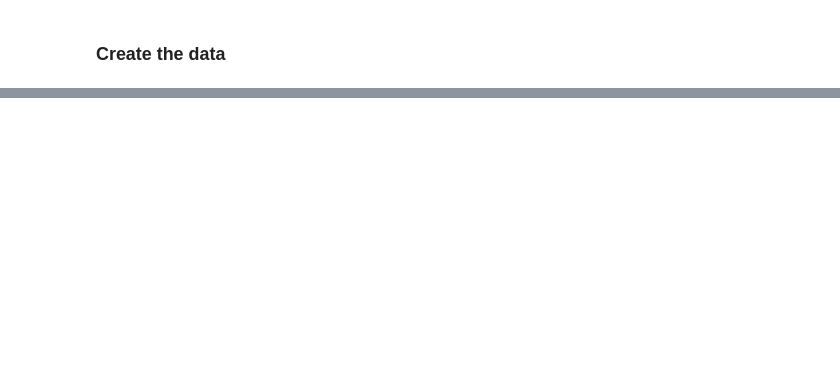
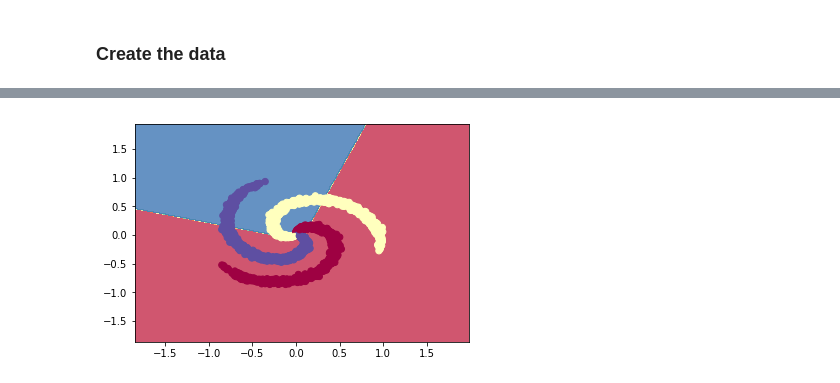
Before and after one commit to GokuMohandas/oreilly-pytorch, a Jupyter notebook: code/lesson1.ipynb, the cells around one changed output, grey strips where cells are left out. Cells and saved outputs as stored; diff of their text form; code cells hidden in the pictures; blank space fills up the shorter version.

```diff
--- a/code/lesson1.ipynb
+++ b/code/lesson1.ipynb
@@ -57,0 +116,4 @@ plot_data(X.numpy(), y.numpy())
+# %%
+# Data loaders
+train_loader = torch.utils.data.DataLoader(train_data, batch_size=batch_size)
+test_loader = torch.utils.data.DataLoader(test_data, batch_size=batch_size)
@@ -57,0 +143,34 @@ plot_data(X.numpy(), y.numpy())
+# %%
+def process_batch(batch, model, criterion, optimizer, is_training):
+    """
+    Process a minibatch for loss and accuracy.
+    """
+    X_batch = batch[:,:2]
+    y_batch = batch[:, 2]
+
+    # Convert tensors to Variables (for autograd)
+    X_batch = Variable(X_batch, requires_grad=False)
+    y_batch = Variable(y_batch.long(), requires_grad=False)
+
+    # Forward pass
+    scores = model(X_batch) # logits
+
+    # Loss
+    loss = criterion(scores, y_batch)
+
+    # Accuracy
+    score, predicted = torch.max(scores, 1)
+    accuracy = (y_batch.data == predicted.data).sum() / float(len(y_batch))
+
+    if is_training:
+
+        # Use autograd to do backprop. This will compute the
+        # gradients w.r.t loss for all Variables that have
+        # requires_grad=True. So, our w1 and w2 will now have
+        # gradient components we can access.
+        optimizer.zero_grad()
+        loss.backward()
+        optimizer.step()
+
+
+    return loss, accuracy
@@ -57,0 +248,9 @@ plot_data(X.numpy(), y.numpy())
+# %%
+# Plot trained model
+plot_model(X.numpy(), y.numpy(),
+    torch.transpose(model.fc1.weight.data, 0, 1).numpy(),
+    model.fc1.bias.data.numpy(),
+    torch.transpose(model.fc2.weight.data, 0, 1).numpy(),
+    model.fc2.bias.data.numpy())
+# %% [output]
+[figure, added]
```
Also changed, not shown: parts of 15 cells of this notebook.
